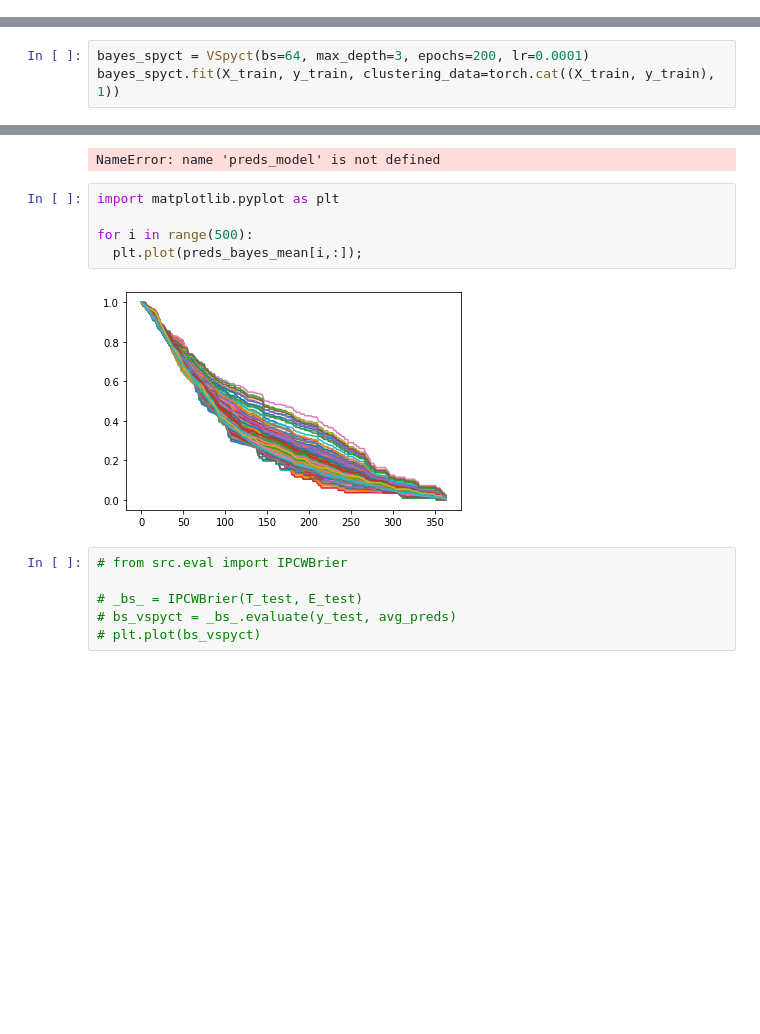
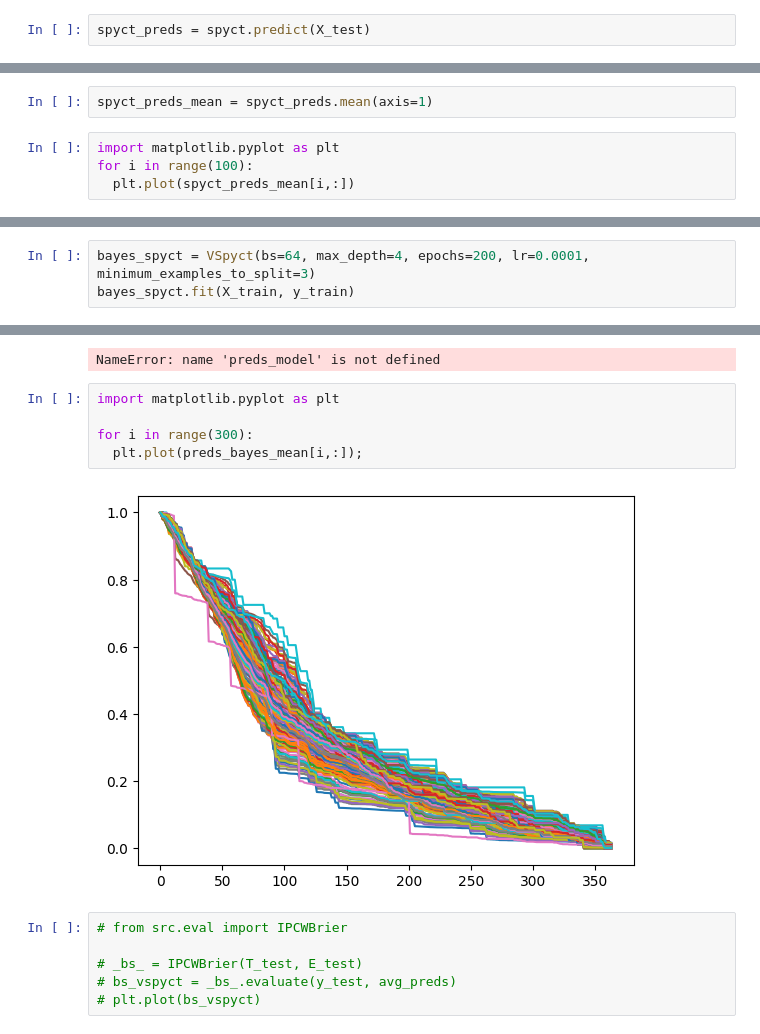
Before and after one commit to viksa98/variational_spyct, a Jupyter notebook: notebooks/02_hecat_dataset.ipynb, the cells around one changed output, grey strips where cells are left out. Saved outputs shown, nothing was run; the diff lists cells and outputs as text; blank space fills up the shorter version.

```diff
--- a/notebooks/02_hecat_dataset.ipynb
+++ b/notebooks/02_hecat_dataset.ipynb
@@ -19,0 +23,2 @@ X_train, X_test, y_train, y_test = data.get_tensors()
+# %%
+spyct_preds = spyct.predict(X_test)
@@ -19,0 +43,6 @@ X_train, X_test, y_train, y_test = data.get_tensors()
+# %%
+spyct_preds_mean = spyct_preds.mean(axis=1)
+# %%
+import matplotlib.pyplot as plt
+for i in range(100):
+  plt.plot(spyct_preds_mean[i,:])
@@ -20,4 +71,4 @@ X_train, X_test, y_train, y_test = data.get_tensors()
 # %%
-bayes_spyct = VSpyct(bs=64, max_depth=3, epochs=200, lr=0.0001)
-bayes_spyct.fit(X_train, y_train, clustering_data=torch.cat((X_train, y_train), 1))
+bayes_spyct = VSpyct(bs=64, max_depth=4, epochs=200, lr=0.0001, minimum_examples_to_split=3)
+bayes_spyct.fit(X_train, y_train)
 # %% [output]
@@ -51,10 +102,10 @@ NameError: name 'preds_model' is not defined
 # %%
 import matplotlib.pyplot as plt
 
-for i in range(500):
+for i in range(300):
   plt.plot(preds_bayes_mean[i,:]);
 # %% [output]
-[figure, old version]
+[figure, new version]
 # %%
 # from src.eval import IPCWBrier
 
```
Also changed, not shown: parts of 35 cells of this notebook, 7 other files.
